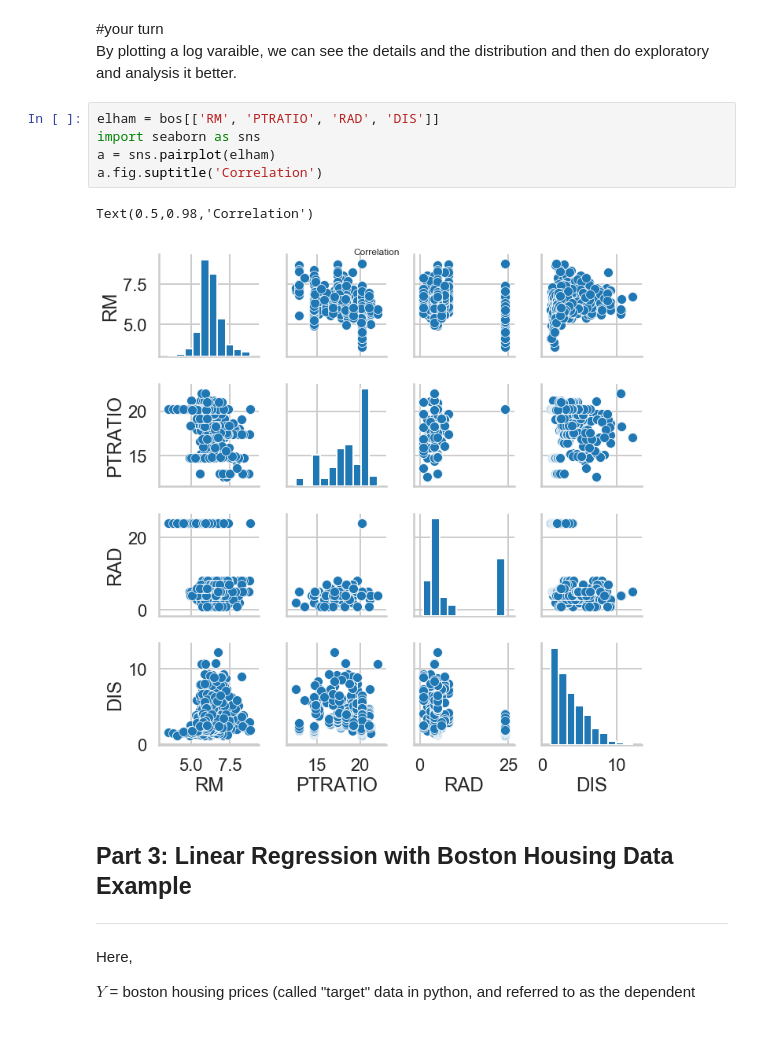
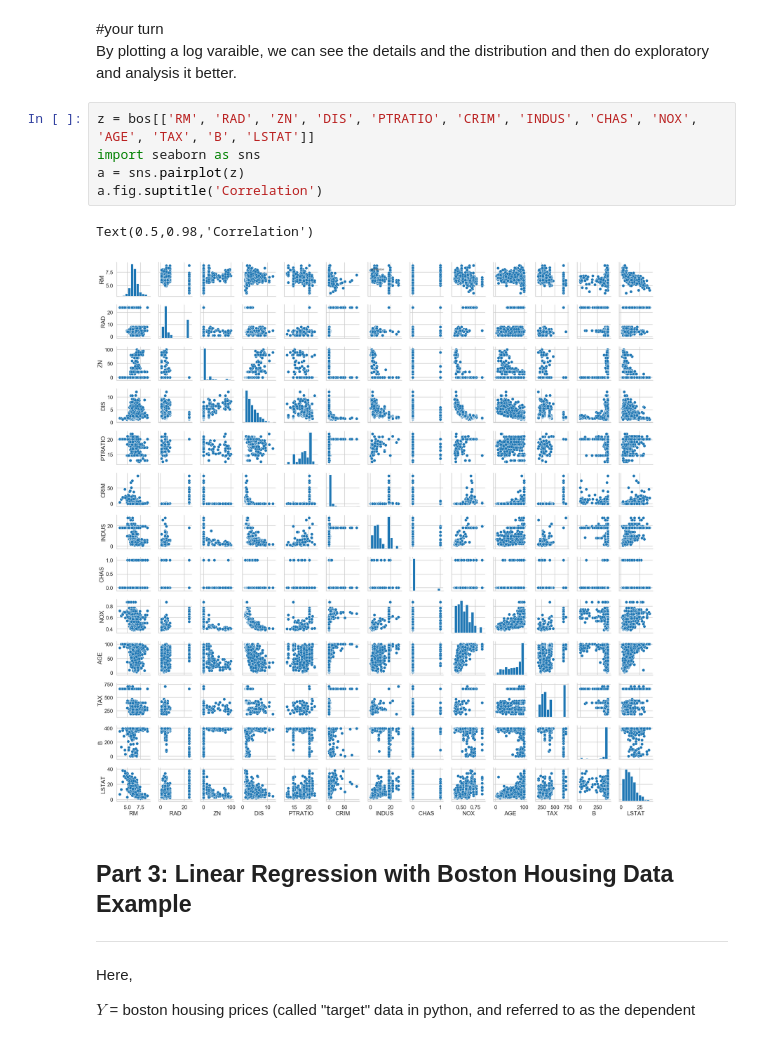
Before and after one commit to elhambahrami/Mini-Project-Linear-Regression, a Jupyter notebook: Mini_Project_Linear_Regression.ipynb, the cells around one changed output. Drawn from its saved outputs; the diff is of its cells as text.

```diff
--- a/Mini_Project_Linear_Regression.ipynb
+++ b/Mini_Project_Linear_Regression.ipynb
@@ -376,13 +370,13 @@ plt.show()
 #your turn <br>
 By plotting a log varaible, we can see the details and the distribution and then do exploratory and analysis it better.
 # %%
-elham = bos[['RM', 'PTRATIO', 'RAD', 'DIS']]
+z = bos[['RM', 'RAD', 'ZN', 'DIS', 'PTRATIO', 'CRIM', 'INDUS', 'CHAS', 'NOX', 'AGE', 'TAX', 'B', 'LSTAT']]
 import seaborn as sns
-a = sns.pairplot(elham)
+a = sns.pairplot(z)
 a.fig.suptitle('Correlation')
 # %% [output]
 Text(0.5,0.98,'Correlation')
-[figure, old version]
+[figure, new version]
 # %% [markdown]
 ## Part 3: Linear Regression with Boston Housing Data Example
 ***
```
Also changed, not shown: parts of 31 cells of this notebook.
